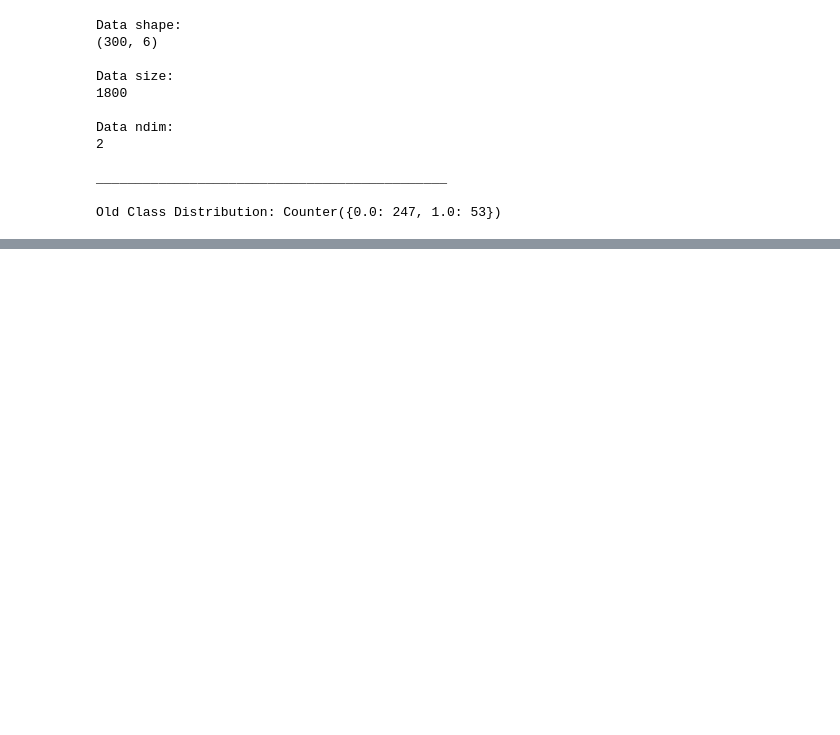
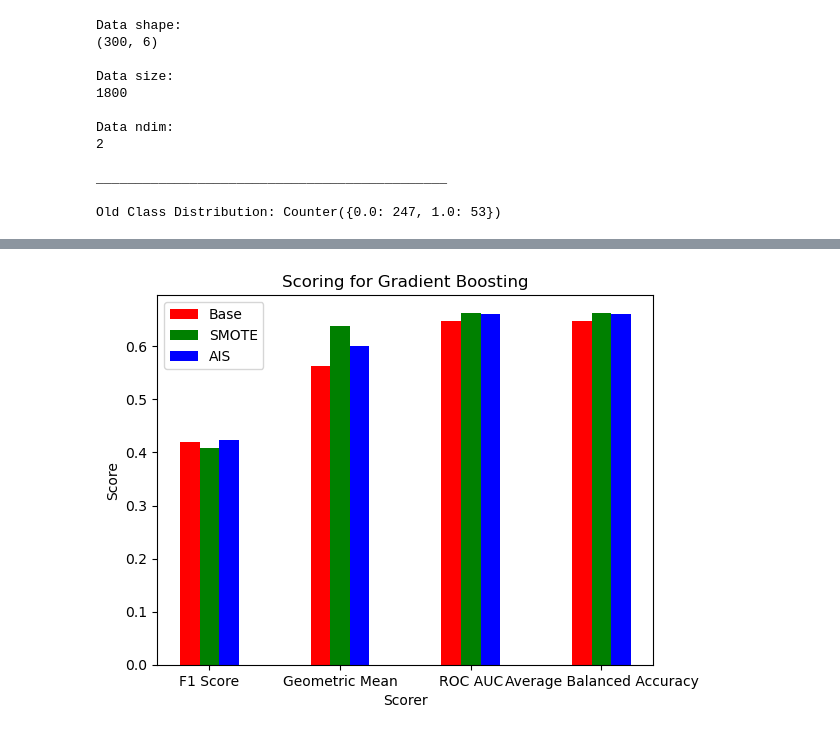
Before and after one commit to AdJansen/Artificial-Immune-System-For-Class-Imbalance, a Jupyter notebook: Experimental Comparisons.ipynb, the cells around one changed output, grey strips where cells are left out. Cells and saved outputs as stored; diff of their text form; code cells hidden in the pictures; blank space fills up the shorter version.

Commit message:
Adding bar graphs for averages

```diff
--- a/Experimental Comparisons.ipynb
+++ b/Experimental Comparisons.ipynb
@@ -700,3 +773,27 @@ col_names = ["Fold", "Dataset","Oversample","Oversample Run Time", "Oversample P
 dfoutput=pd.DataFrame(data,columns=col_names)
 title = "ExperimentalResults/ExperimentalComparisons-TestingOverlapingData.csv"
 dfoutput.to_csv(title, mode='a',index=False)
+# %%
+n = 4
+ind = np.arange(n)
+width = 0.15
+
+xvals = [average_f1_score_GB_Base, average_geometric_mean_score_GB_Base, average_roc_auc_GB_Base, average_balanced_acc_GB_Base]
+bar1 = plt.bar(ind, xvals, width, color = 'r')
+
+yvals = [average_f1_score_GB, average_geometric_mean_score_GB, average_roc_auc_GB, average_balanced_acc_GB]
+bar2 = plt.bar(ind+width, yvals, width, color = 'g')
+
+zvals = [average_f1_score_GB_AIS, average_geometric_mean_score_GB_AIS, average_roc_auc_GB_AIS, average_balanced_acc_GB_AIS]
+bar3 = plt.bar(ind+width*2, zvals, width, color = 'b')
+
+plt.xlabel("Scorer")
+plt.ylabel("Score")
+plt.title("Scoring for Gradient Boosting")
+
+plt.xticks(ind+width,["F1 Score", "Geometric Mean", "ROC AUC|", "Average Balanced Accuracy"])
+plt.legend((bar1,bar2,bar3), ('Base','SMOTE', 'AIS'))
+
+plt.show()
+# %% [output]
+[figure, added]
```
Also changed, not shown: parts of 4 cells of this notebook, 1 other file.
